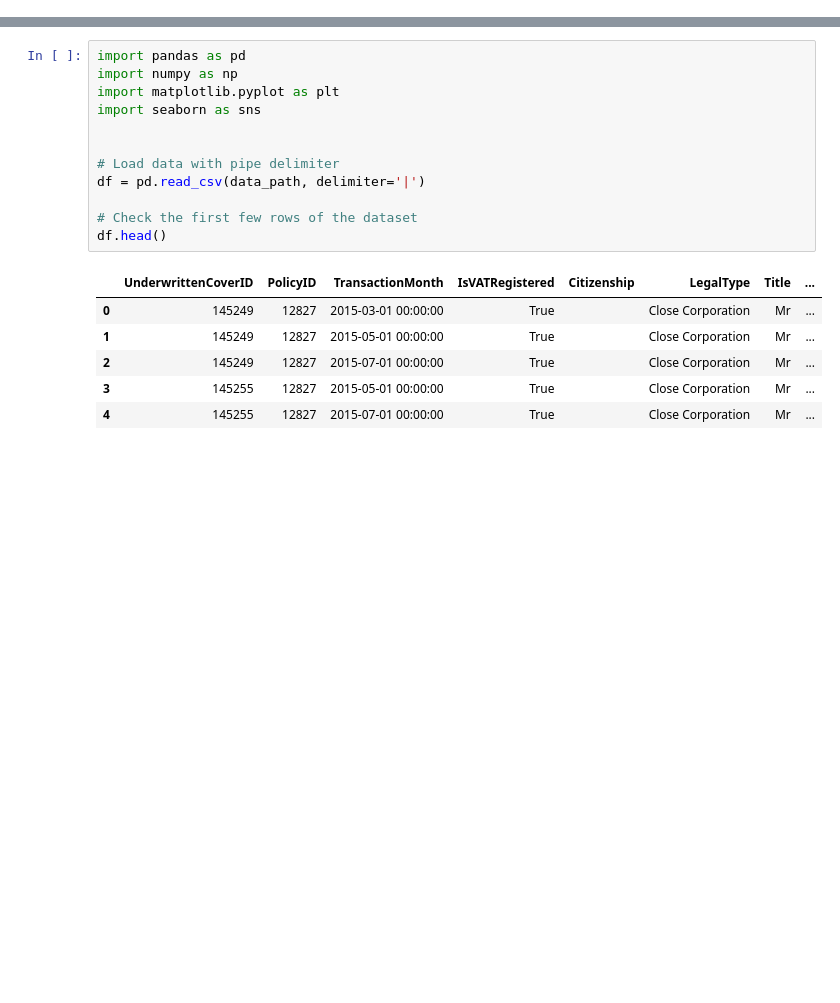
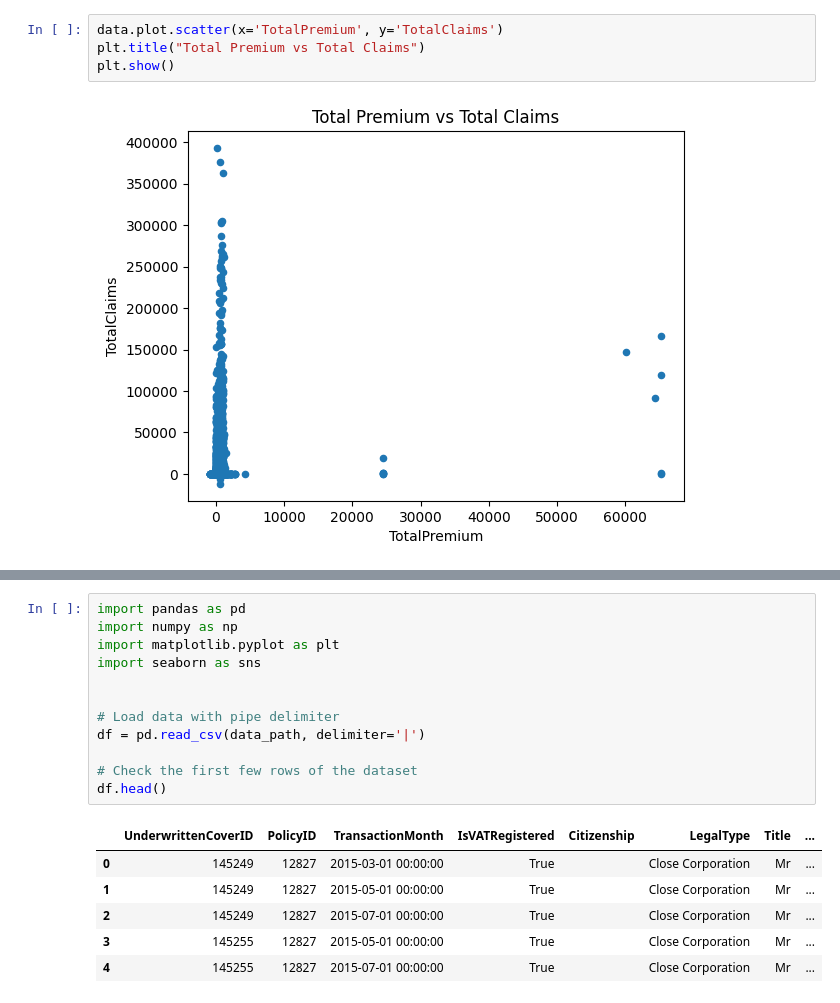
Before and after one commit to Kassa-Mamo/Insurance-Data-Analysis, a Jupyter notebook: notebooks/Insurance-analysis.ipynb, the cells around one changed output, grey strips where cells are left out. Cells and saved outputs as stored; diff of their text form; blank space fills up the shorter version.

```diff
--- a/notebooks/Insurance-analysis.ipynb
+++ b/notebooks/Insurance-analysis.ipynb
@@ -0,0 +85,6 @@
+# %%
+data.plot.scatter(x='TotalPremium', y='TotalClaims')
+plt.title("Total Premium vs Total Claims")
+plt.show()
+# %% [output]
+[figure, added]
```
Also changed, not shown: parts of 22 cells of this notebook.
